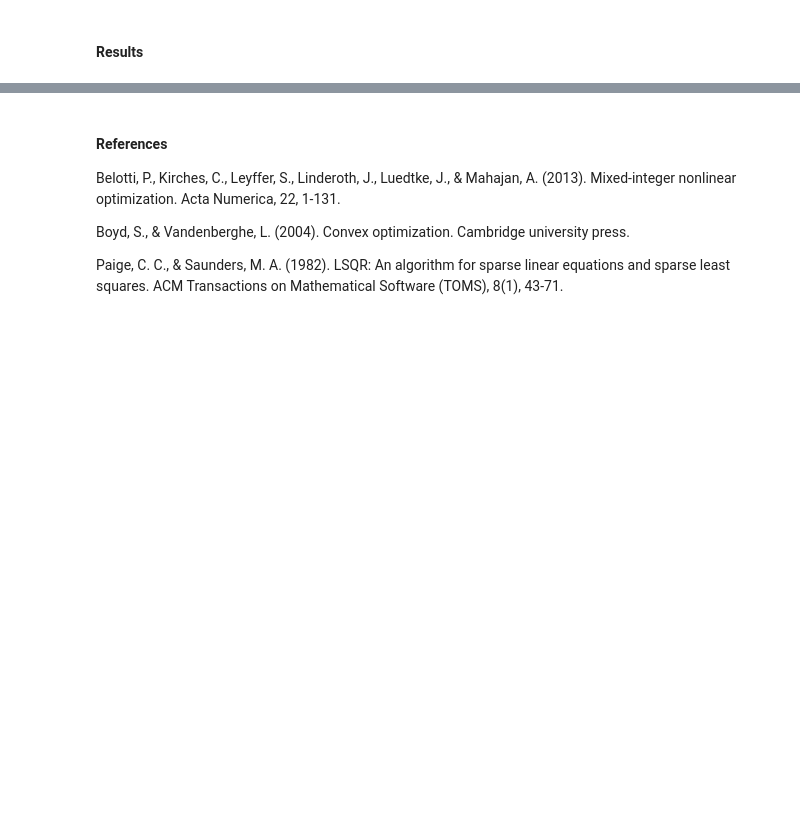
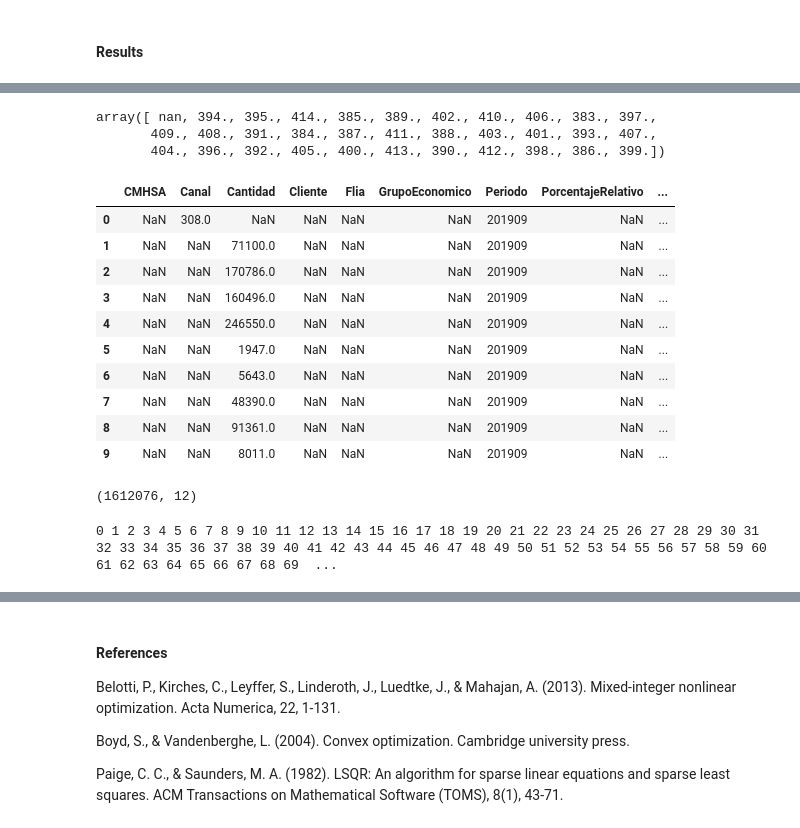
Before and after one commit to Cerebrock/CVX, a Jupyter notebook: CVX.ipynb, the cells around one changed output, grey strips where cells are left out. Cells and saved outputs as stored; diff of their text form; code cells hidden in the pictures; blank space fills up the shorter version.

```diff
--- a/CVX.ipynb
+++ b/CVX.ipynb
@@ -62,0 +541,6 @@ sparse matrix, lsqr, orth
+# %%
+Q = pd.read_csv('Q.csv', index_col=0)
+restr = pd.read_csv('restr.csv', index_col=0).drop('index', axis=1)
+PRESUP = pd.read_csv('PRESUP.csv', header=None)
+PRESUP.columns = ['Prod', 'Cant']
+PRESUP = PRESUP.set_index('Prod')['Cant']
@@ -62,0 +557,61 @@ sparse matrix, lsqr, orth
+# %%
+## GrupoEconomico NaN ?
+display(Q['GrupoEconomico'].unique())
+# %% [output]
+array([ nan, 394., 395., 414., 385., 389., 402., 410., 406., 383., 397.,
+       409., 408., 391., 384., 387., 411., 388., 403., 401., 393., 407.,
+       404., 396., 392., 405., 400., 413., 390., 412., 398., 386., 399.])
+# %%
+restr.head(10)
+# %% [output]
+|  | CMHSA | Canal | Cantidad | Cliente | Flia | GrupoEconomico | Periodo | PorcentajeRelativo | ... |
+| 0 | NaN | 308.0 | NaN | NaN | NaN | NaN | 201909 | NaN | ... |
+| 1 | NaN | NaN | 71100.0 | NaN | NaN | NaN | 201909 | NaN | ... |
+| 2 | NaN | NaN | 170786.0 | NaN | NaN | NaN | 201909 | NaN | ... |
+| 3 | NaN | NaN | 160496.0 | NaN | NaN | NaN | 201909 | NaN | ... |
+| 4 | NaN | NaN | 246550.0 | NaN | NaN | NaN | 201909 | NaN | ... |
+| 5 | NaN | NaN | 1947.0 | NaN | NaN | NaN | 201909 | NaN | ... |
+| 6 | NaN | NaN | 5643.0 | NaN | NaN | NaN | 201909 | NaN | ... |
+| 7 | NaN | NaN | 48390.0 | NaN | NaN | NaN | 201909 | NaN | ... |
+| 8 | NaN | NaN | 91361.0 | NaN | NaN | NaN | 201909 | NaN | ... |
+| 9 | NaN | NaN | 8011.0 | NaN | NaN | NaN | 201909 | NaN | ... |
+# %%
+Q.shape
+# %% [output]
+(1612076, 12)
+# %%
+# Preparamos las matrices A y b para resolver A @ q <= b
+q = Q['WarmStart'].values
+pr_fl = Q.groupby('Prod')['Flia'].first()
+
+A = []
+b = []
+
+for i, row in restr.iterrows():
+    print(i, end=' ')
+    cols = row[['Zona', 'CMHSA', 'Canal', 'GrupoEconomico', 'Cliente', 'Suc', 'Flia', 'Prod']].dropna()
+    mask = np.logical_and.reduce([(Q[c] == v) for c,v in cols.items()])
+    A.append(mask)
+    row = row.dropna()
+    if 'Cantidad' in row.index:
+        if (('Flia' in row.index) | ('Prod' in row.index)):
+            b.append(row['Cantidad'])
+        else:
+            b.append(PRESUP.sum())
+    elif 'PorcentajeRelativo' in row.index:
+        uni = (row['PorcentajeRelativo']/100) * (Q['WarmStart'].values @ mask)
+        b.append(uni)
+    elif 'PorcentajeTotal' in row.index:
+        if ('Flia' in row.index):
+            uni = (row['PorcentajeTotal']/100) * PRESUP.loc[pr_fl[pr_fl == row['Flia']].index.values].sum()
+        elif 'Prod' in row.index:
+            uni = (row['PorcentajeTotal']/100) * PRESUP[pr_fl[pr_fl.index == row['Prod']].index.values].sum()
+        else:
+            uni = (row['PorcentajeTotal']/100) * PRESUP.sum()
+        b.append(uni)
+    else:
+        raise Exception("Error en restriccion.")
+        print('Restricciones terminadas.')
+print('\n')
+# %% [output]
+0 1 2 3 4 5 6 7 8 9 10 11 12 13 14 15 16 17 18 19 20 21 22 23 24 25 26 27 28 29 30 31 32 33 34 35 36 37 38 39 40 41 42 43 44 45 46 47 48 49 50 51 52 53 54 55 56 57 58 59 60 61 62 63 64 65 66 67 68 69  ...
```
Also changed, not shown: parts of 104 cells of this notebook, 9 other files.
